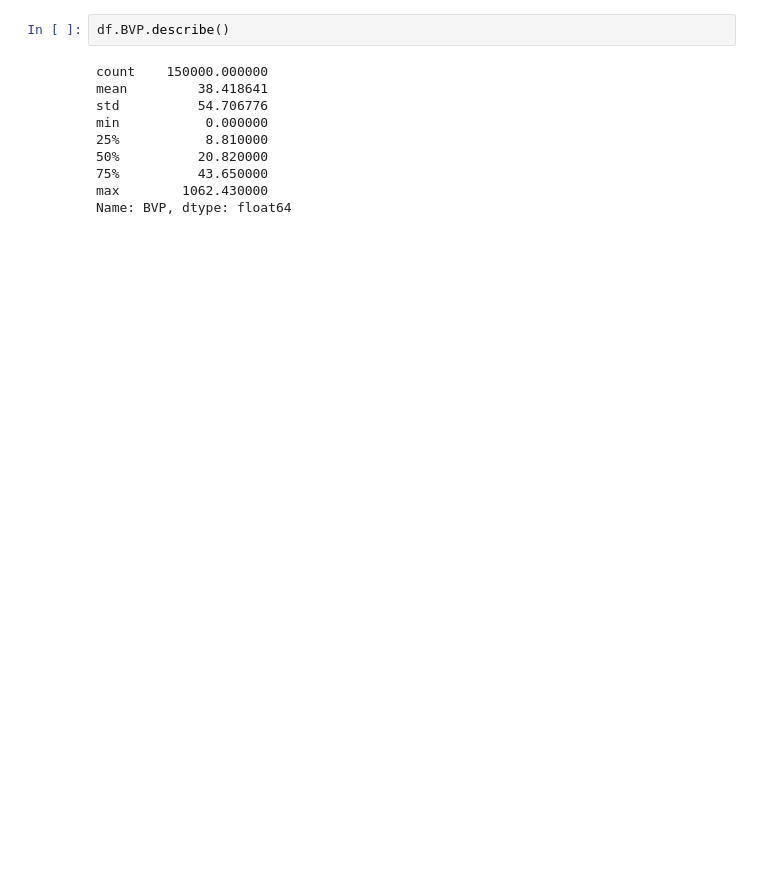
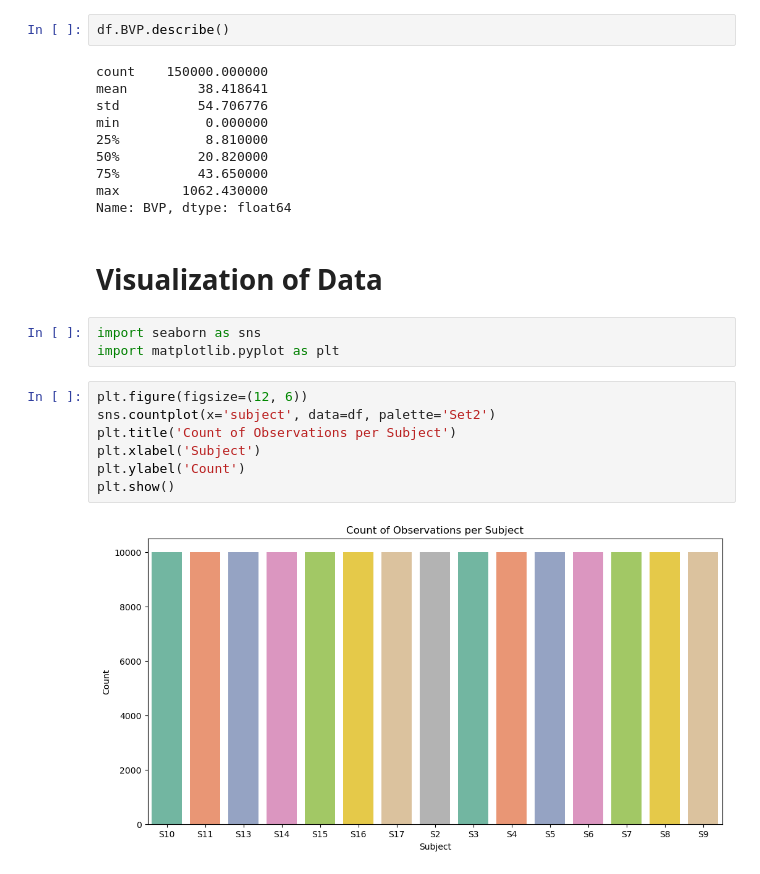
Before and after one commit to Tarun0114/stress-affect-regression, a Jupyter notebook: code.ipynb, the cells around one changed output. Cells and saved outputs as stored; diff of their text form; blank space fills up the shorter version.

Commit message:
Data Visualization

```diff
--- a/code.ipynb
+++ b/code.ipynb
@@ -123,3 +123,17 @@ min           0.000000
 75%          43.650000
 max        1062.430000
 Name: BVP, dtype: float64
+# %% [markdown]
+# Visualization of Data
+# %%
+import seaborn as sns
+import matplotlib.pyplot as plt
+# %%
+plt.figure(figsize=(12, 6))
+sns.countplot(x='subject', data=df, palette='Set2')
+plt.title('Count of Observations per Subject')
+plt.xlabel('Subject')
+plt.ylabel('Count')
+plt.show()
+# %% [output]
+[figure, added]
```
Also changed, not shown: parts of 7 cells of this notebook.
